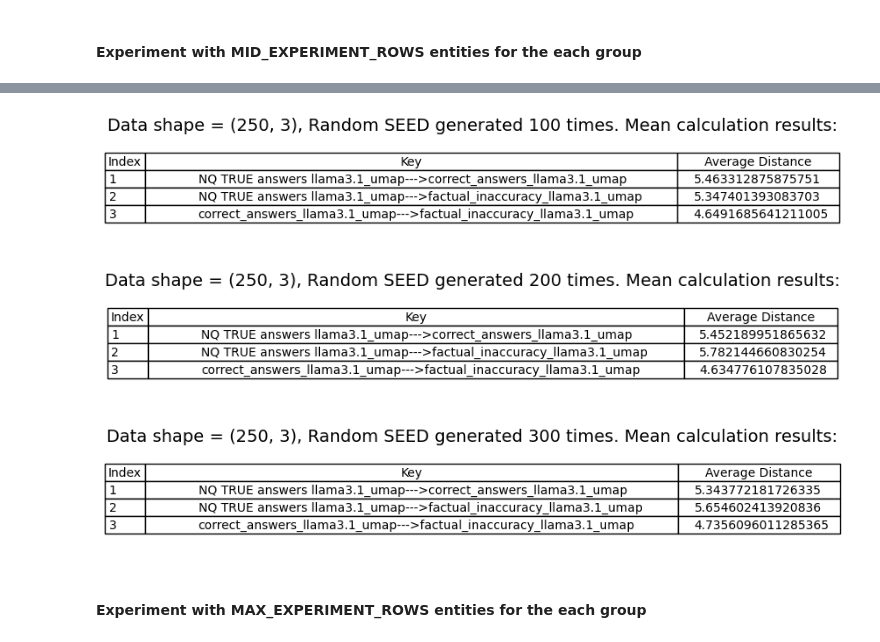
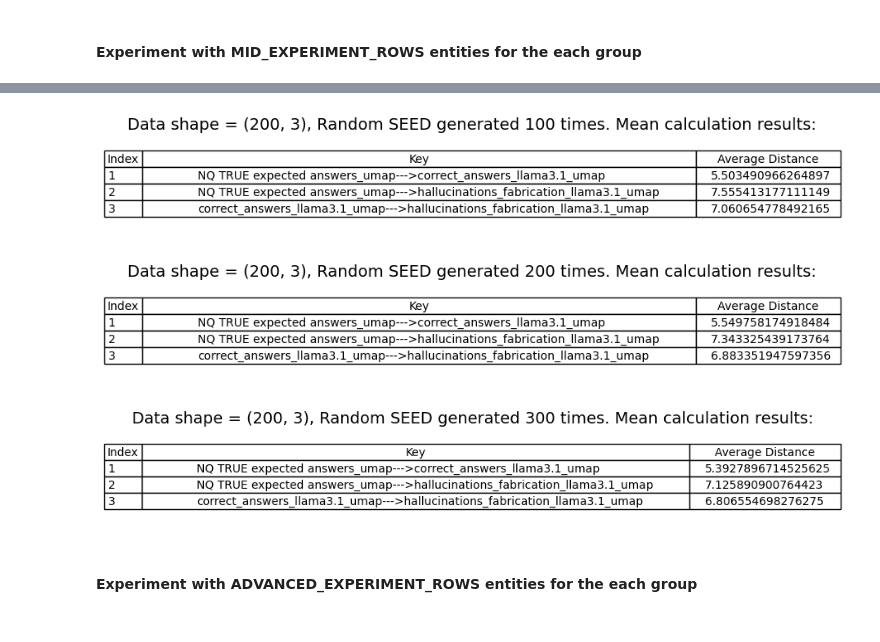
Before and after one commit to imaxfp/llm-hallucinations-detector-framework, a Jupyter notebook: main_umap.ipynb, the cells around one changed output, grey strips where cells are left out. Cells and saved outputs as stored; diff of their text form; code cells hidden in the pictures.

Commit message:
Done data preprocessing, done 'actual_inaccuracy'

```diff
--- a/main_umap.ipynb
+++ b/main_umap.ipynb
@@ -29,28 +29,41 @@ Through this analysis, we aim to better understand the distribution of true answ
 
 - Centroid Analysis: Calculate centroids for each group and measure the distances between them to assess the relative positioning of each response type.
 # %%
+import logging
 import pandas as pd
 from src.services.embedding_visualizer_service import EmbeddingVisualizer
 
-BASIC_EXPERIMENT_ROWS = 30
-MID_EXPERIMENT_ROWS = 250
+logging.basicConfig(level=logging.INFO, format='%(asctime)s - %(levelname)s - %(message)s')
+
+
+BASIC_EXPERIMENT_ROWS = 50
+MID_EXPERIMENT_ROWS = 200
 ADVANCED_EXPERIMENT_ROWS = 500
-
 
 def read_and_combine_df(rows):
     # Read LLM responses datasets
-    true_answers = pd.read_csv('./data/llm_responses/NQ-true-answers_llama3.1.csv', nrows=rows)
+    true_expected_answers = pd.read_csv('./data/llm_responses/NQ-true_expected_long_answers_llama3.1.csv', nrows=rows)
     correct_answers = pd.read_csv('./data/llm_responses/NQ-llm-correct_answers_llama3.1.csv', nrows=rows)
-    factual_inaccuracy = pd.read_csv('./data/llm_responses/NQ-llm-factual_inaccuracy_llama3.1.csv', nrows=rows)
-    #needle_in_haystack = pd.read_csv('./data/llm_responses/NQ-llm-needle_in_haystack_llama3.1.csv', nrows=20)
+    fabrications = pd.read_csv('./data/llm_responses/NQ-llm-fabrication_llama3.1.csv', nrows=rows)
+
+    #for i in range(500):
+    #    print(len(str(correct_answers['llama3.1'][i]).split()))
+
+    # Find common uids across all DataFrames
+    common_uids = set(true_expected_answers['uid']).intersection(true_expected_answers['uid']).intersection(true_expected_answers['uid'])
+    # Filter each DataFrame to retain only rows with common uids
+    true_expected_answers = true_expected_answers[true_expected_answers['uid'].isin(common_uids)]
+    correct_answers = correct_answers[correct_answers['uid'].isin(common_uids)]
+    fabrications = fabrications[fabrications['uid'].isin(common_uids)]
 
     # Rename columns and concatenate datasets, keeping only the required columns
     df_combined = pd.concat([
-        true_answers.rename(columns={'true_answer_embedding_llama3.1': 'NQ TRUE answers llama3.1'})[['NQ TRUE answers llama3.1']],
+        true_expected_answers.rename(columns={'true_expected_long_answers_embedding_llama3.1': 'NQ TRUE expected answers'})[['NQ TRUE expected answers']],
         correct_answers.rename(columns={'embedding_llama3.1': 'correct_answers_llama3.1'})[['correct_answers_llama3.1']],
-        factual_inaccuracy.rename(columns={'embedding_llama3.1': 'factual_inaccuracy_llama3.1'})[['factual_inaccuracy_llama3.1']]
-        #needle_in_haystack.rename(columns={'embedding_llama3.1': 'needle_in_haystack_llama3.1'})[['needle_in_haystack_llama3.1']]
+        fabrications.rename(columns={'embedding_llama3.1': 'hallucinations_fabrication_llama3.1'})[['hallucinations_fabrication_llama3.1']]
     ], axis=1)
+
+    logging.info(f"Data loaded with shape {df_combined.shape}")
     return df_combined
 
 def init_embedding_visualizer_preprocess_embeddings(df_combined) -> EmbeddingVisualizer:
@@ -67,7 +80,7 @@ from IPython.display import display, Image as IPImage
 
 df_combined = read_and_combine_df(rows=BASIC_EXPERIMENT_ROWS)
 vis = init_embedding_visualizer_preprocess_embeddings(df_combined)
-df_umap = vis.apply_umap(n_components=2, rand_state=442)
+df_umap = vis.apply_umap(n_components=2, rand_state=42)
 centroids_df = find_centroids(df_umap)
 img_buff = vis.plot_umap_2d(df=df_umap,
                  centroids=centroids_df,
@@ -86,7 +100,7 @@ Generate multiple visualizations by applying different random seeds. This allows
 from src.services.similarity_service import find_centroids
 
 imgs = []
-df_umap = vis.apply_umap(n_components=2, rand_state=442)
+df_umap = vis.apply_umap(n_components=2, rand_state=42)
 centroids_df = pd.DataFrame(columns=df_umap.columns)
 for i in range(12):
     df_umap = vis.apply_umap(n_components=2, rand_state=i)
@@ -110,8 +124,9 @@ import random
 
 
 def mesure_similarity(experiment = 2, print_data = 1, shape = ''):
+    logging.info(f"Data shape for similarity measurement = {shape}")
     euclidean_distances = {}
-    for i in range(experiment):
+    for i in range(experiment+1):
         df_umap = vis.apply_umap(n_components=2, rand_state=random.randint(0, 10**9))
         centroids_df = find_centroids(df_umap)
         centroids_dict = centroids_df_to_dict(centroids_df)
@@ -122,8 +137,6 @@ def mesure_similarity(experiment = 2, print_data = 1, shape = ''):
             tmp.append(v)
             euclidean_distances[k] = tmp
         if i != 0 and i % print_data == 0:
+            #print results
             average_distances = {k: sum(v) / len(v) for k, v in euclidean_distances.items()}
-            # Apply UMAP with Random SEED, measure centroids distance.
             vis.plot_average_similarities_result(f'Data shape = {shape}, Random SEED generated {i} times. Mean calculation results:', average_distances)
-
-mesure_similarity(experiment=91, print_data=30 , shape=df_combined.shape)
@@ -154,3 +171,3 @@ display(Image.open(img_buff))
 # %%
-mesure_similarity(experiment=301, print_data=100 , shape=df_combined.shape)
+mesure_similarity(experiment=300, print_data=100 , shape=df_combined.shape)
 # %% [output]
@@ -157,8 +175,8 @@ mesure_similarity(experiment=301, print_data=100 , shape=df_combined.shape)
-[figure, old version]
+[figure, new version]
-[figure, old version]
+[figure, new version]
-[figure, old version]
+[figure, new version]
 # %% [markdown]
-#### Experiment with MAX_EXPERIMENT_ROWS entities for the each group
+#### Experiment with ADVANCED_EXPERIMENT_ROWS entities for the each group
 # %%
 df_combined = read_and_combine_df(rows=ADVANCED_EXPERIMENT_ROWS)
 vis = init_embedding_visualizer_preprocess_embeddings(df_combined)
```
Also changed, not shown: parts of 8 cells of this notebook, 21 other files.
